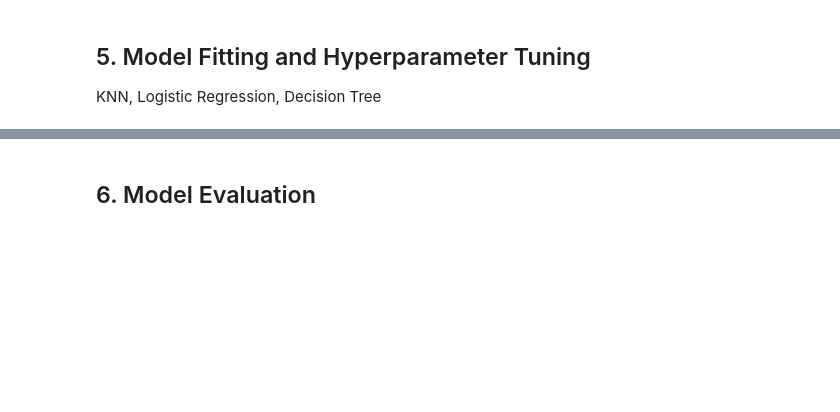
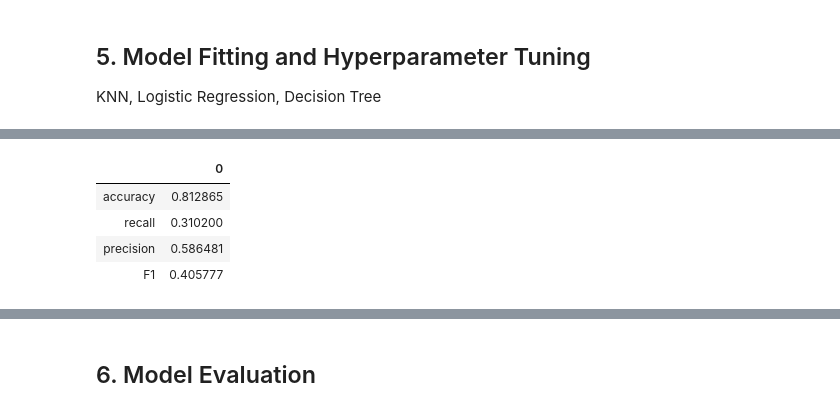
Before and after one commit to CaryMosley/Mod3Bakeoff, a Jupyter notebook: BakeCombined.ipynb, the cells around one changed output, grey strips where cells are left out. Cells and saved outputs as stored; diff of their text form; code cells hidden in the pictures; blank space fills up the shorter version.

```diff
--- a/BakeCombined.ipynb
+++ b/BakeCombined.ipynb
@@ -906,0 +962,13 @@ KNN, Logistic Regression, Decision Tree
+# %%
+THRESHOLD = 0.5
+preds_rf = np.where(rf.predict_proba(X_test)[:,1] > THRESHOLD, 1, 0)
+
+pd.DataFrame(data=[metrics.accuracy_score(y_test, preds_rf), metrics.recall_score(y_test, preds_rf),
+                   metrics.precision_score(y_test, preds_rf), metrics.f1_score(y_test, preds_rf)],
+             index=["accuracy", "recall", "precision", "F1"])
+# %% [output]
+|  | 0 |
+| accuracy | 0.812865 |
+| recall | 0.310200 |
+| precision | 0.586481 |
+| F1 | 0.405777 |
```
Also changed, not shown: parts of 31 cells of this notebook.
